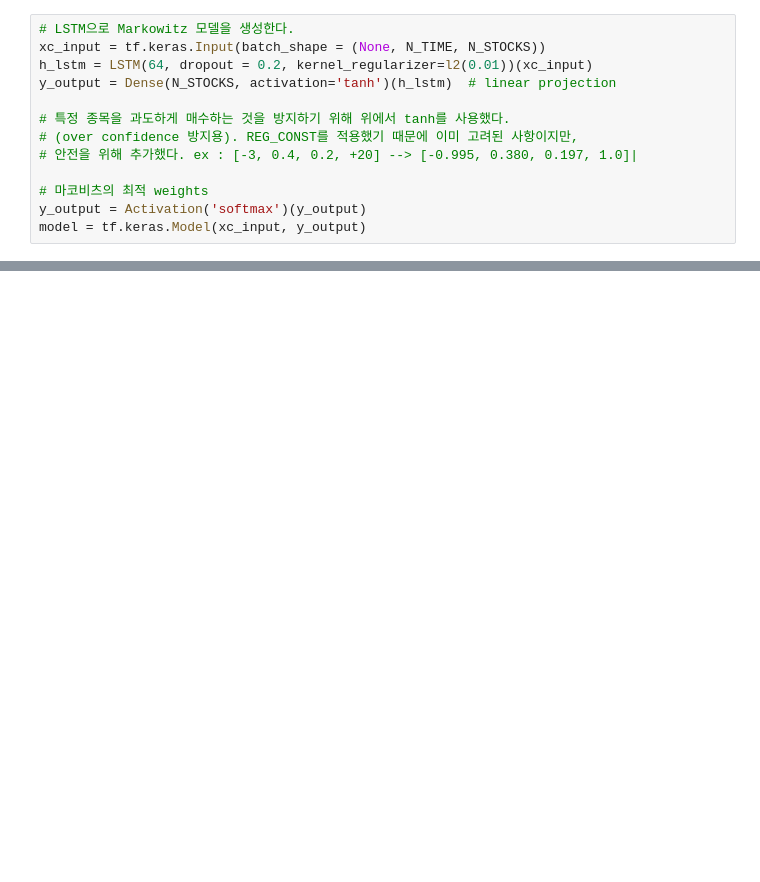
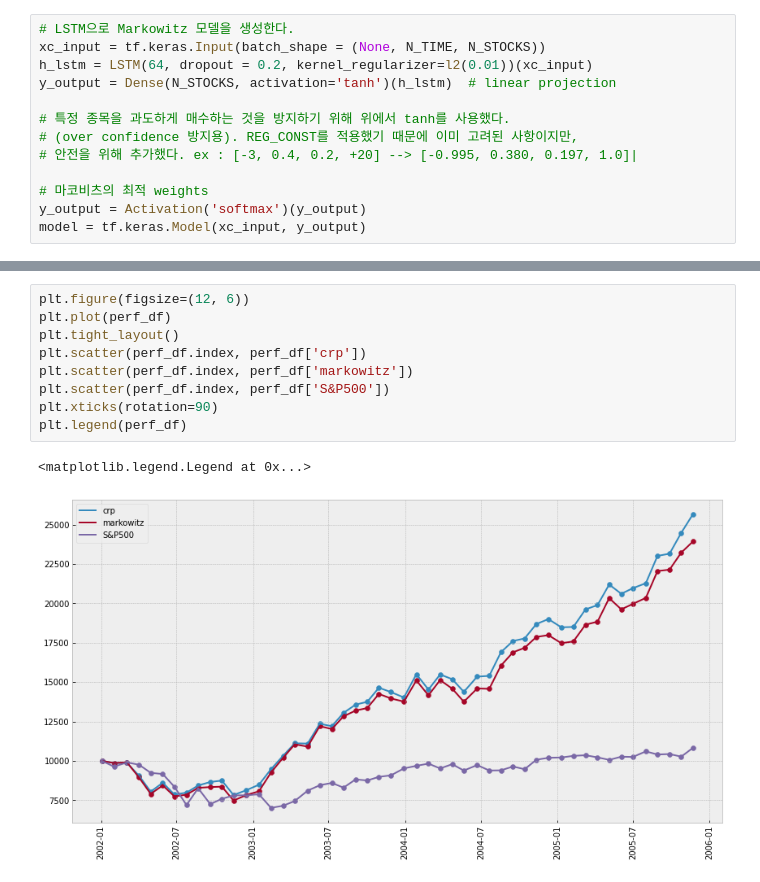
Before and after one commit to ChoiInYeol/Finance-Data-Analysis-Project, a Jupyter notebook: 4. Cross-Validation.ipynb, the cells around one changed output, grey strips where cells are left out. Cells and saved outputs as stored; diff of their text form; blank space fills up the shorter version.

```diff
--- a/4. Cross-Validation.ipynb
+++ b/4. Cross-Validation.ipynb
@@ -123,0 +239,12 @@ KeyboardInterrupt:
+# %%
+plt.figure(figsize=(12, 6))
+plt.plot(perf_df)
+plt.tight_layout()
+plt.scatter(perf_df.index, perf_df['crp'])
+plt.scatter(perf_df.index, perf_df['markowitz'])
+plt.scatter(perf_df.index, perf_df['S&P500'])
+plt.xticks(rotation=90)
+plt.legend(perf_df)
+# %% [output]
+<matplotlib.legend.Legend at 0x...>
+[figure, added]
```
Also changed, not shown: parts of 13 cells of this notebook.
